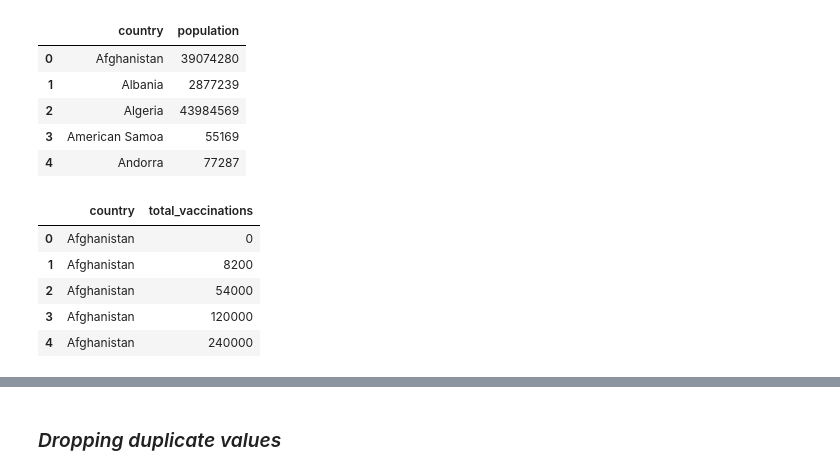
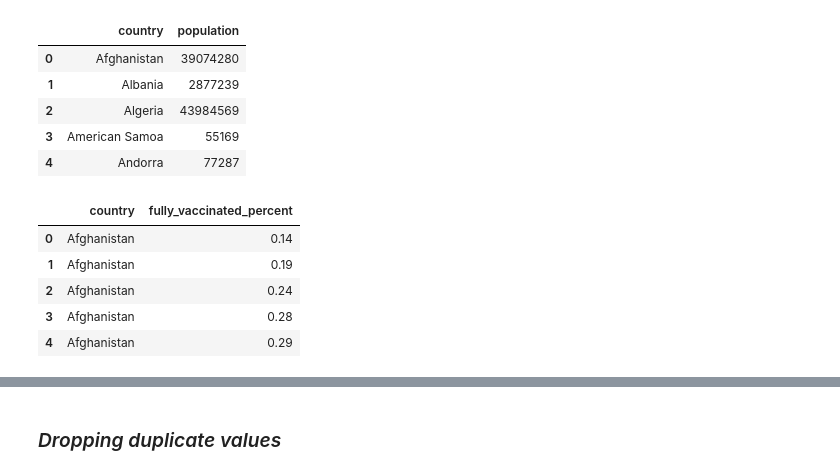
Before and after one commit to RuizLorenzoChavez/DATA100-Finals-COVID-Vaccination-Tracker, a Jupyter notebook: group1-data-storytelling.ipynb, the cells around one changed output, grey strips where cells are left out. Cells and saved outputs as stored; diff of their text form; code cells hidden in the pictures.

```diff
--- a/group1-data-storytelling.ipynb
+++ b/group1-data-storytelling.ipynb
@@ -374,16 +364,16 @@ renamed_dropped_population_2020.head()
 | 3 | American Samoa | 55169 |
 | 4 | Andorra | 77287 |
 # %%
-# cumulative_covid_vaccination
-new_columns={'Entity':'country'}
-columns_to_drop=['Code','Day']
+# fully_vaccinated_individuals
+new_columns={'Entity':'country','people_fully_vaccinated_per_hundred':'fully_vaccinated_percent'}
+columns_to_drop=['Code','145609-annotations','Day']
 
-renamed_dropped_cumulative_covid_vaccination = (cumulative_covid_vaccination).drop(columns=columns_to_drop).rename(columns=new_columns)
-renamed_dropped_cumulative_covid_vaccination.head()
+renamed_dropped_fully_vaccinated_individuals = (fully_vaccinated_individuals).drop(columns=columns_to_drop).rename(columns=new_columns)
+renamed_dropped_fully_vaccinated_individuals.head()
 # %% [output]
-|  | country | total_vaccinations |
-| 0 | Afghanistan | 0 |
-| 1 | Afghanistan | 8200 |
-| 2 | Afghanistan | 54000 |
-| 3 | Afghanistan | 120000 |
-| 4 | Afghanistan | 240000 |
+|  | country | fully_vaccinated_percent |
+| 0 | Afghanistan | 0.14 |
+| 1 | Afghanistan | 0.19 |
+| 2 | Afghanistan | 0.24 |
+| 3 | Afghanistan | 0.28 |
+| 4 | Afghanistan | 0.29 |
```
Also changed, not shown: parts of 27 cells of this notebook, 1 other file.
